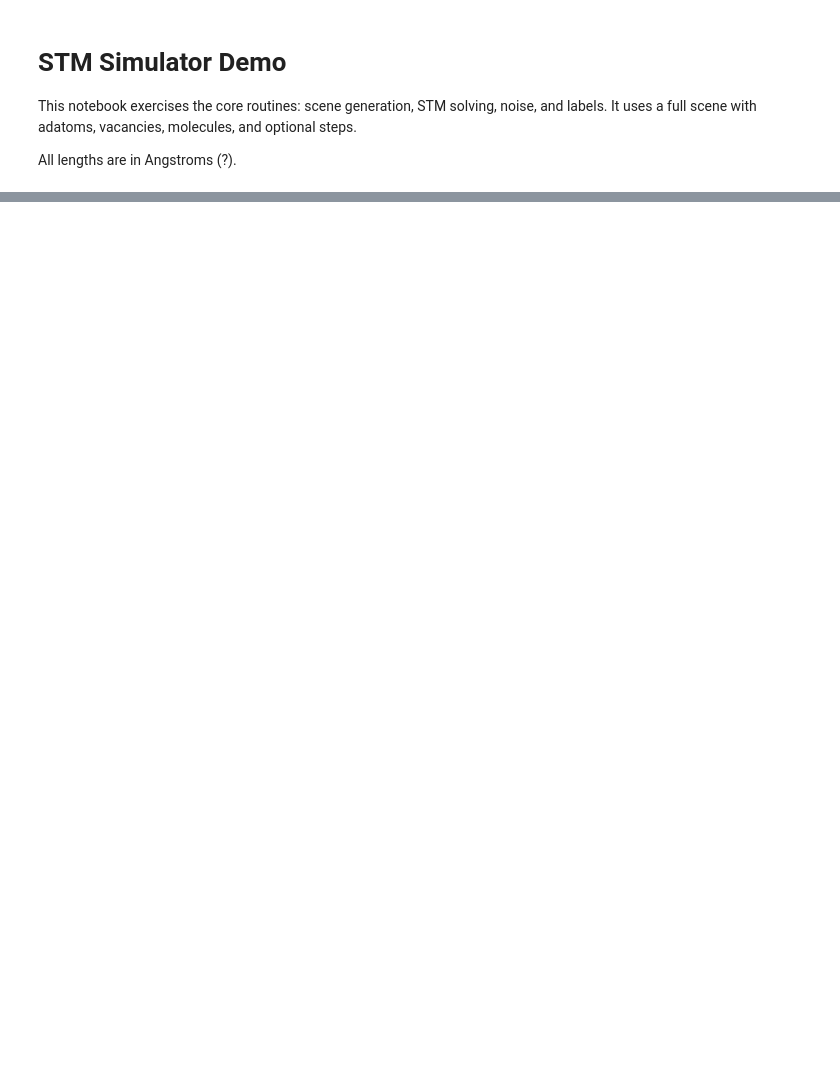
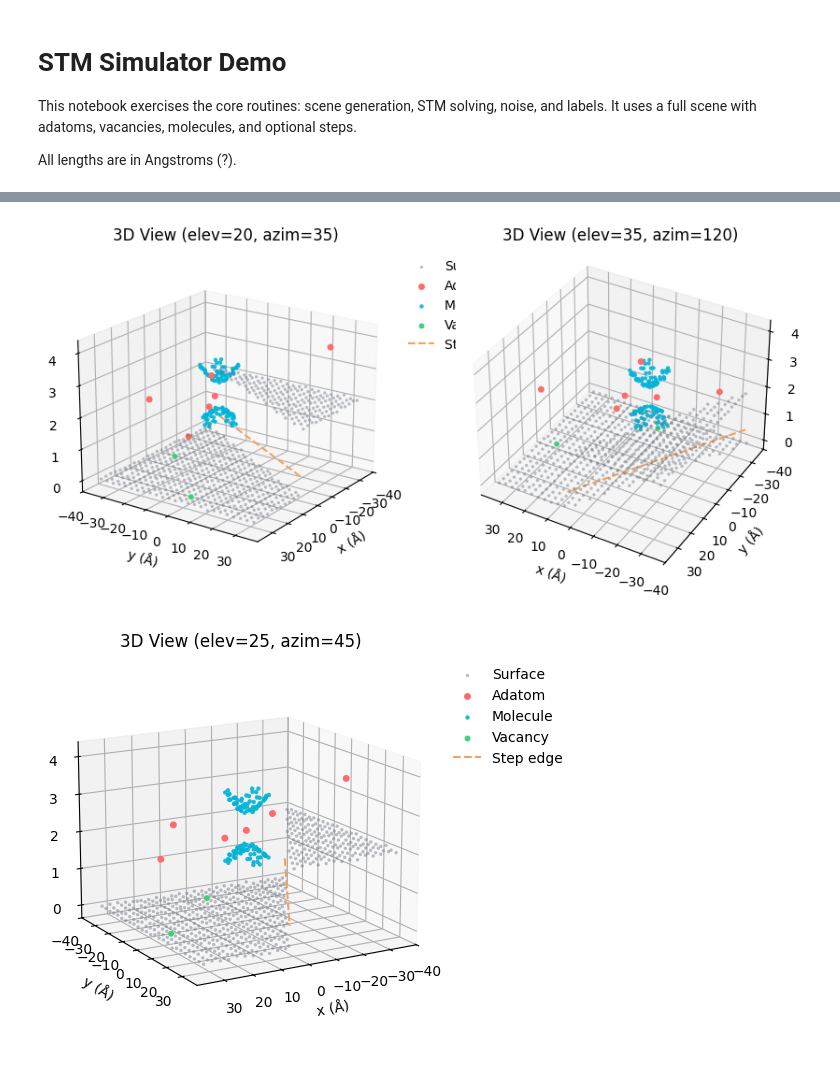
Before and after one commit to atomholic/stm-topography-sim, a Jupyter notebook: notebooks/STM_Simulator_Demo.ipynb, the cells around one changed output, grey strips where cells are left out. Saved outputs shown, nothing was run; the diff lists cells and outputs as text; code cells hidden in the pictures; blank space fills up the shorter version.

```diff
--- a/notebooks/STM_Simulator_Demo.ipynb
+++ b/notebooks/STM_Simulator_Demo.ipynb
@@ -63,3 +64,13 @@ plot_scene_top_view(scene)
+# %%
+from stm_sim.geometry import plot_scene_3d
+
+plot_scene_3d(scene, views=[(20, 35), (35, 120)])
+# or change angles interactively:
+fig, axes = plot_scene_3d(scene, zlim=(-5, 5))
+axes[0].view_init(elev=15, azim=60)
+# %% [output]
+[figure, new version]
+[figure, new version]
 # %%
 # Compute constant-current height (raw) and noisy image
 x, y = grid_from_bbox(base_bbox, cfg.image.pixels)
```
Also changed, not shown: parts of 5 cells of this notebook, 3 other files.
